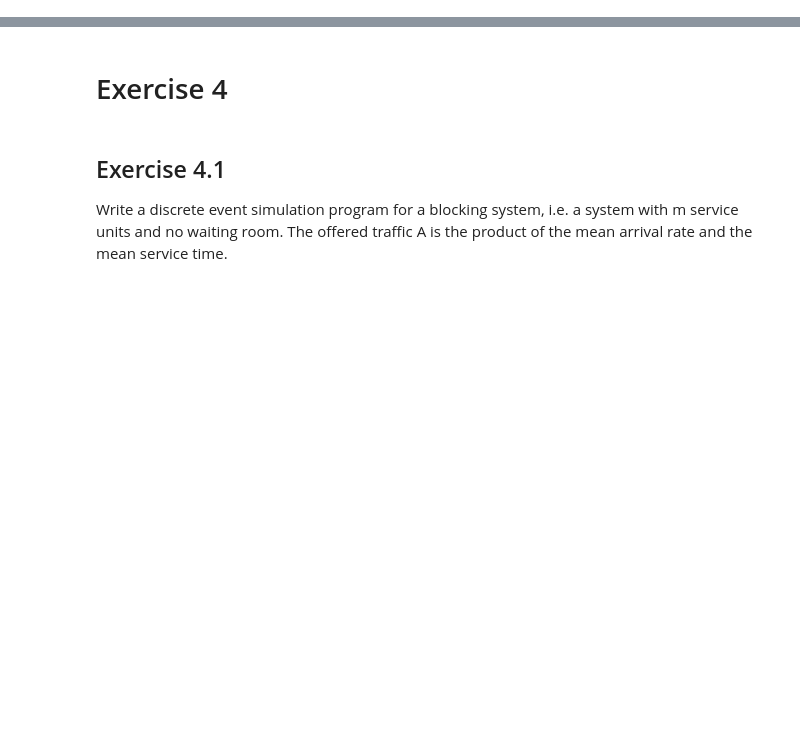
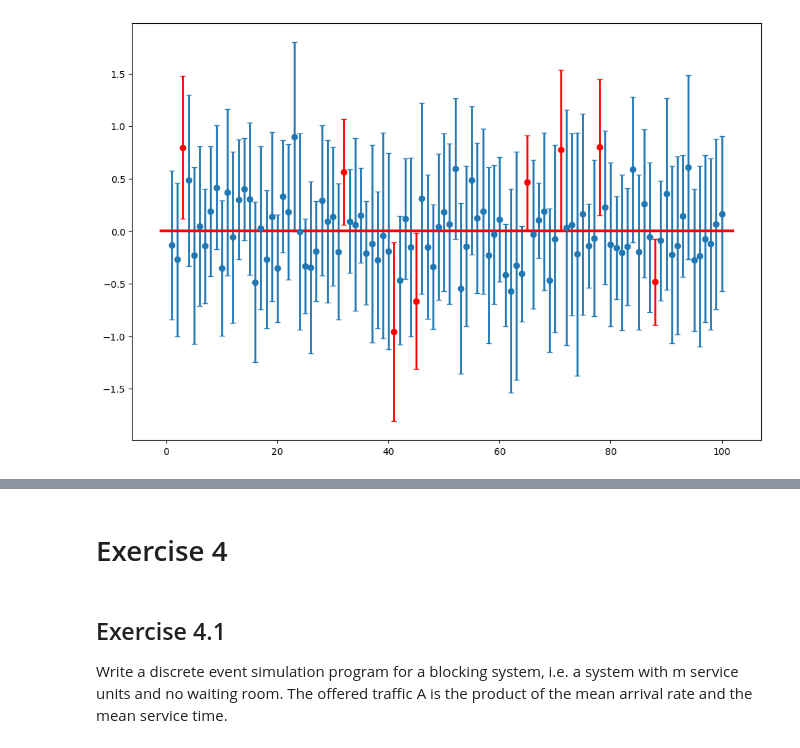
Before and after one commit to kridk999/stochastic_project1, a Jupyter notebook: assignment1_master_notebook.ipynb, the cells around one changed output, grey strips where cells are left out. Saved outputs shown, nothing was run; the diff lists cells and outputs as text; code cells hidden in the pictures; blank space fills up the shorter version.

```diff
--- a/assignment1_master_notebook.ipynb
+++ b/assignment1_master_notebook.ipynb
@@ -0,0 +206,47 @@
+# %%
+import matplotlib.pyplot as plt
+import numpy as np
+import scipy.stats as st
+
+
+def varInterval(data):
+    return [(len(data)-1)*stat.variance()/st.chi2.ppf(0.05/2,(len(data)-1)), (len(data)-1)*stat.variance()/st.chi2.ppf(0.95/2,(len(data)-1))]
+
+x = []
+y = []
+yerr = []
+
+
+x2 = []
+y2 = []
+yerr2 = []
+
+for I in range(100):
+    data = []
+    for J in range(10):
+       data.append(Normal_dis()[0])
+
+    inter = st.t.interval(confidence=0.95, df=len(data)-1, loc=np.mean(data), scale=st.sem(data))
+
+    if inter[0] > 0 or inter[1] < 0:
+        y2.append((inter[0] + inter[1])/2)
+        x2.append(I+1)
+        yerr2.append(abs(inter[0] - inter[1])/2)
+    else:
+        y.append((inter[0] + inter[1])/2)
+        x.append(I+1)
+        yerr.append(abs(inter[0] - inter[1])/2)
+
+# make data:
+
+# plot:
+fig, ax = plt.subplots()
+fig.set_figwidth(12)
+ax.errorbar(x, y, yerr, fmt='o', linewidth=2, capsize=3)
+ax.errorbar(x2, y2, yerr2, fmt='o', linewidth=2, capsize=3,color="red")
+
+ax.plot([-1,102],[0,0],color="red",linewidth=3)
+
+plt.show()
+# %% [output]
+[figure, added]
```
Also changed, not shown: parts of 16 cells of this notebook.
